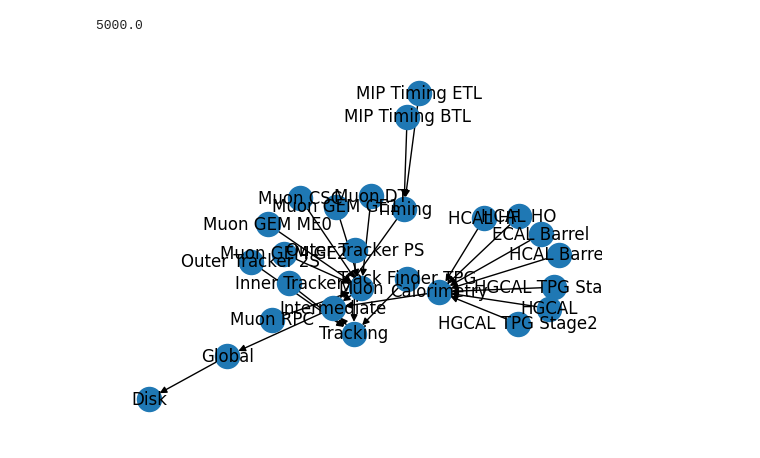
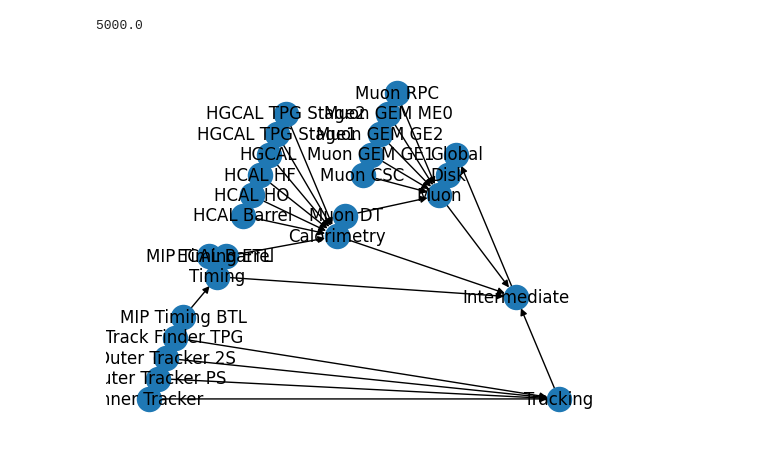
Before and after one commit to wilkieolin/system_flow, a Jupyter notebook: dev.ipynb, the cells around one changed output. Drawn from its saved outputs; the diff is of its cells as text; code cells hidden in the pictures.

Commit message:
updating with new data and graph analytics

```diff
--- a/dev.ipynb
+++ b/dev.ipynb
@@ -288,6 +292,6 @@ message_rate(g1, "Disk")
 5000.0
 # %%
 subax1 = plt.subplot(111)
-nx.draw(cms_pu140, with_labels=True)
+nx.draw_planar(cms_pu140, with_labels=True)
 # %% [output]
-[figure, old version]
+[figure, new version]
```
Also changed, not shown: parts of 1 cell of this notebook, 19 other files.
